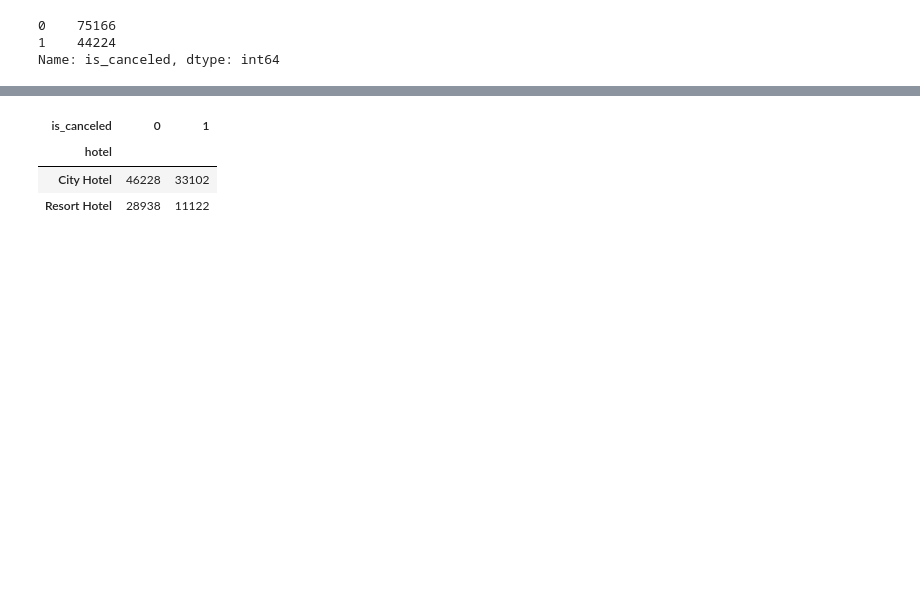
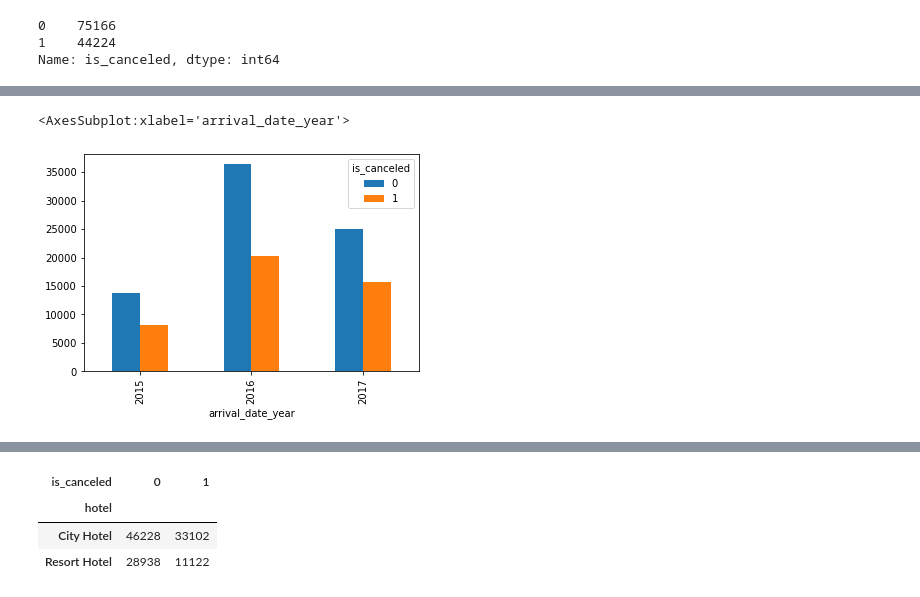
Before and after one commit to Dzhang921/Hotel-Cancellation-Prediction, a Jupyter notebook: Hotel Booking - Jason Zhang.ipynb, the cells around one changed output, grey strips where cells are left out. Saved outputs shown, nothing was run; the diff lists cells and outputs as text; code cells hidden in the pictures; blank space fills up the shorter version.

```diff
--- a/Hotel Booking - Jason Zhang.ipynb
+++ b/Hotel Booking - Jason Zhang.ipynb
@@ -102,0 +291,5 @@ Name: is_canceled, dtype: int64
+# %%
+pd.pivot_table(index='is_canceled',columns='arrival_date_year',values='lead_time',aggfunc = 'count',data=hotel_df).T.plot(kind='bar')
+# %% [output]
+<AxesSubplot:xlabel='arrival_date_year'>
+[figure, added]
```
Also changed, not shown: parts of 45 cells of this notebook.
